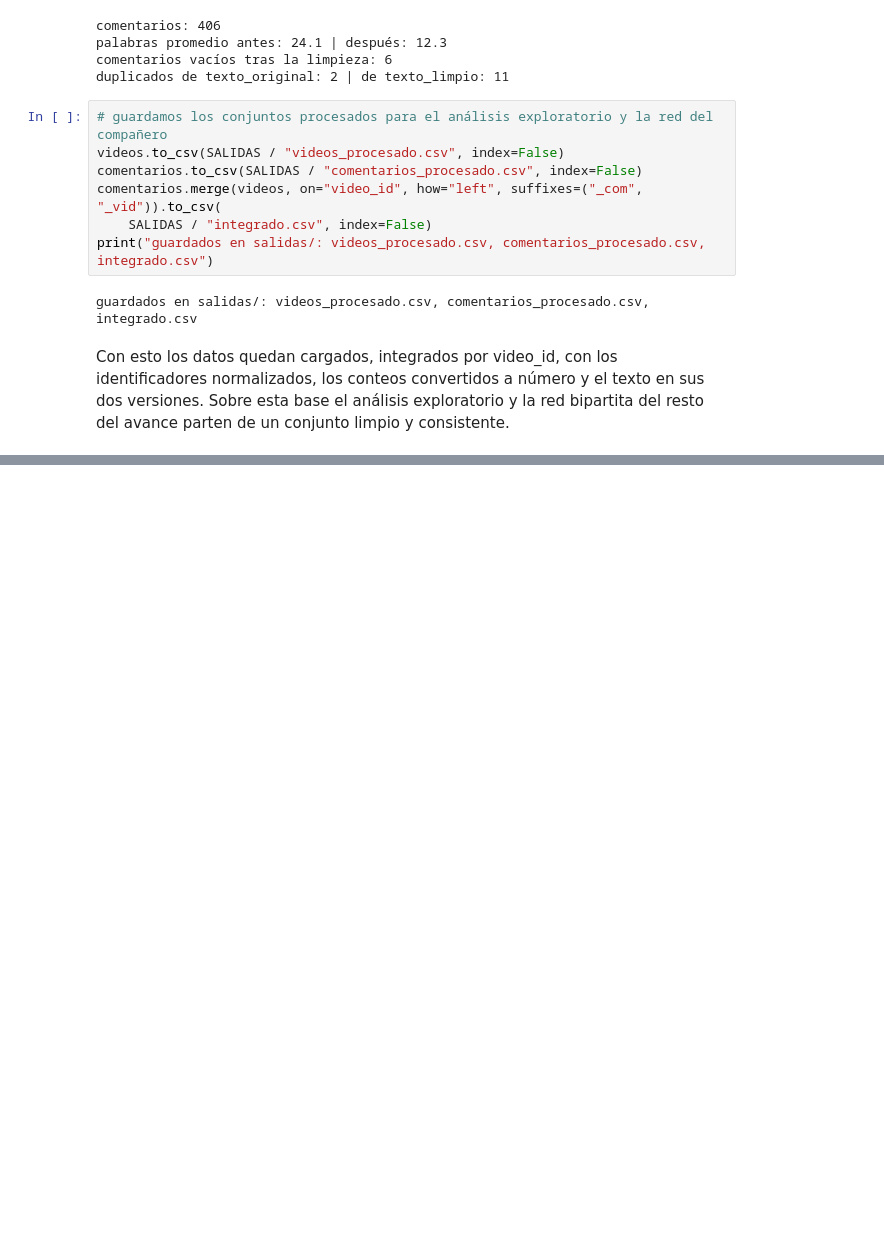
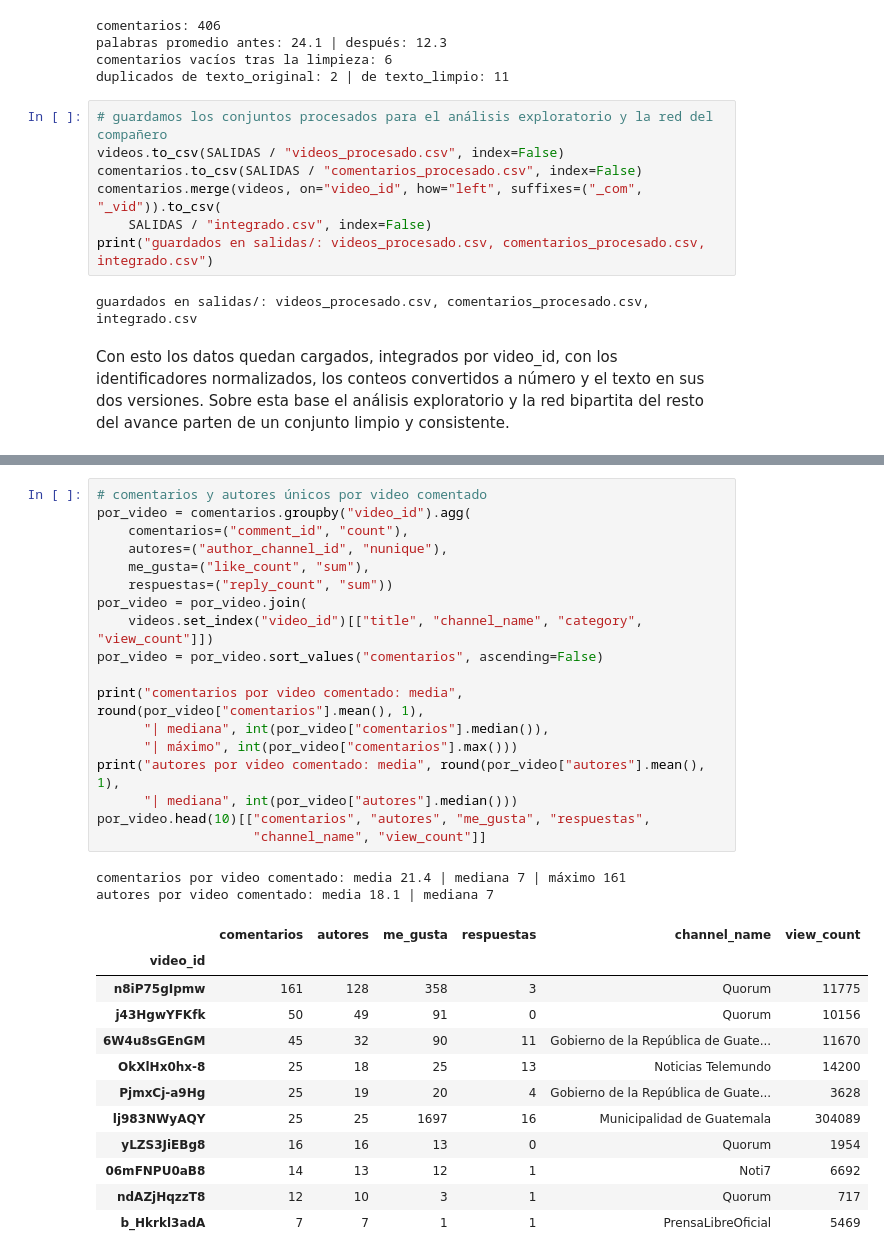
Before and after one commit to Fercho1118/Lab6_DS, a Jupyter notebook: notebooks/lab6.ipynb, the cells around one changed output, grey strips where cells are left out. Cells and saved outputs as stored; diff of their text form; blank space fills up the shorter version.

```diff
--- a/notebooks/lab6.ipynb
+++ b/notebooks/lab6.ipynb
@@ -319,0 +389,33 @@ avance parten de un conjunto limpio y consistente.
+# %%
+# comentarios y autores únicos por video comentado
+por_video = comentarios.groupby("video_id").agg(
+    comentarios=("comment_id", "count"),
+    autores=("author_channel_id", "nunique"),
+    me_gusta=("like_count", "sum"),
+    respuestas=("reply_count", "sum"))
+por_video = por_video.join(
+    videos.set_index("video_id")[["title", "channel_name", "category", "view_count"]])
+por_video = por_video.sort_values("comentarios", ascending=False)
+
+print("comentarios por video comentado: media", round(por_video["comentarios"].mean(), 1),
+      "| mediana", int(por_video["comentarios"].median()),
+      "| máximo", int(por_video["comentarios"].max()))
+print("autores por video comentado: media", round(por_video["autores"].mean(), 1),
+      "| mediana", int(por_video["autores"].median()))
+por_video.head(10)[["comentarios", "autores", "me_gusta", "respuestas",
+                    "channel_name", "view_count"]]
+# %% [output]
+comentarios por video comentado: media 21.4 | mediana 7 | máximo 161
+autores por video comentado: media 18.1 | mediana 7
+|  | comentarios | autores | me_gusta | respuestas | channel_name | view_count |
+| video_id |  |  |  |  |  |  |
+| n8iP75gIpmw | 161 | 128 | 358 | 3 | Quorum | 11775 |
+| j43HgwYFKfk | 50 | 49 | 91 | 0 | Quorum | 10156 |
+| 6W4u8sGEnGM | 45 | 32 | 90 | 11 | Gobierno de la República de Guate... | 11670 |
+| OkXlHx0hx-8 | 25 | 18 | 25 | 13 | Noticias Telemundo | 14200 |
+| PjmxCj-a9Hg | 25 | 19 | 20 | 4 | Gobierno de la República de Guate... | 3628 |
+| lj983NWyAQY | 25 | 25 | 1697 | 16 | Municipalidad de Guatemala | 304089 |
+| yLZS3JiEBg8 | 16 | 16 | 13 | 0 | Quorum | 1954 |
+| 06mFNPU0aB8 | 14 | 13 | 12 | 1 | Noti7 | 6692 |
+| ndAZjHqzzT8 | 12 | 10 | 3 | 1 | Quorum | 717 |
+| b_Hkrkl3adA | 7 | 7 | 1 | 1 | PrensaLibreOficial | 5469 |
```
Also changed, not shown: parts of 21 cells of this notebook, 1 other file.
